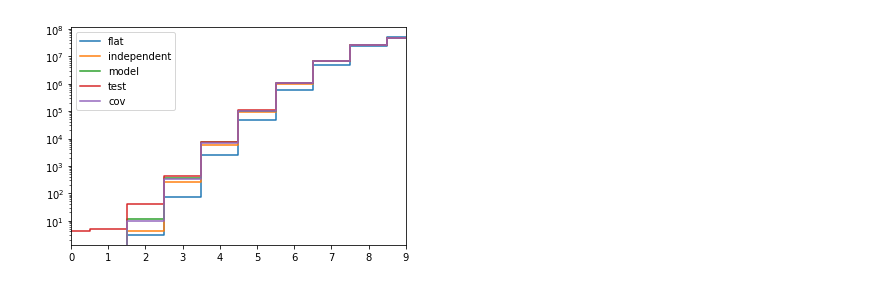
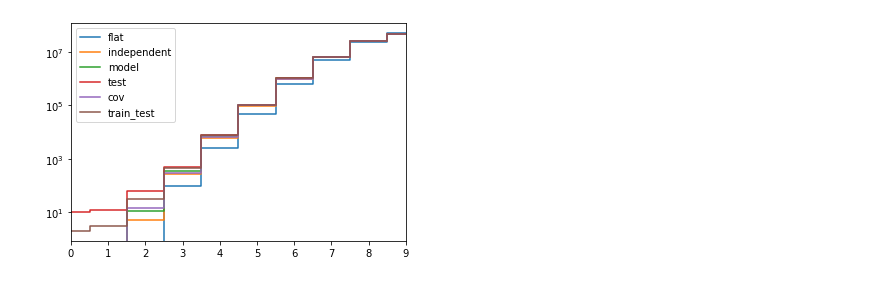
Before and after one commit to andim/peptidome, a Jupyter notebook: code/maxent/distribution_hamming_distances.ipynb, the cells around one changed output. Cells and saved outputs as stored; diff of their text form; code cells hidden in the pictures.

```diff
--- a/code/maxent/distribution_hamming_distances.ipynb
+++ b/code/maxent/distribution_hamming_distances.ipynb
@@ -10,6 +10,7 @@ import sys
 sys.path.append('..')
 from lib import *
 from lib.maxent import *
+plt.style.use('../peptidome.mplstyle')
 # %%
 datasets = ['train', 'test', 'model']
 sample_matrices = {}
@@ -35,17 +36,6 @@ L = sample_matrices['test'].shape[1]
 hists_dict = {}
 for dataset in ['test', 'model', 'independent', 'flat', 'cov']:
     hists_dict[dataset] = pairwise_distances_jit(sample_matrices[dataset], N=nsample)
-# %%
-bins = np.arange(L+1)
-fig, ax = plt.subplots()
-for dataset in ['flat', 'independent', 'model', 'test', 'cov']:
-    ax.step(bins, hists_dict[dataset], label=dataset, where='mid')
-ax.set_yscale('log')
-ax.set_xticks(bins)
-ax.set_xlim(bins[0], bins[-1])
-ax.legend(loc='upper left');
-# %% [output]
-[figure, removed]
 # %%
 filtered = kmers_to_matrix(to_kmers(pd.read_csv('../pfam/data/human_downsampled.csv')['Sequence'], 9))[::9]
 # %%
@@ -54,6 +44,17 @@ hists_dict['filtered'] = pairwise_distances_jit(filtered, N=nsample)
 hists_dict['train_test'] = pairwise_distances_jit(sample_matrices['train'],
                                                   data2=sample_matrices['test'],
                                                   N=nsample)
+# %%
+bins = np.arange(L+1)
+fig, ax = plt.subplots()
+for dataset in ['flat', 'independent', 'model', 'test', 'cov', 'train_test']:
+    ax.step(bins, hists_dict[dataset], label=dataset, where='mid')
+ax.set_yscale('log')
+ax.set_xticks(bins)
+ax.set_xlim(bins[0], bins[-1])
+ax.legend(loc='upper left');
+# %% [output]
+[figure, added]
 # %%
 arr = np.load('../aafreqpca/data/data.npz')
 aa_human = arr['human']
```
Also changed, not shown: parts of 5 cells of this notebook, 11 other files.
